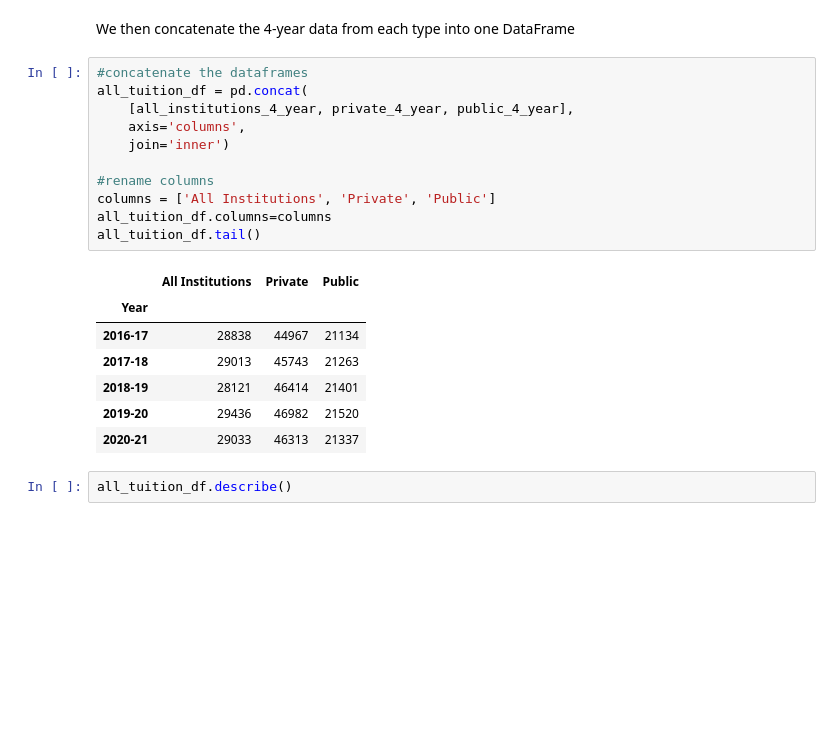
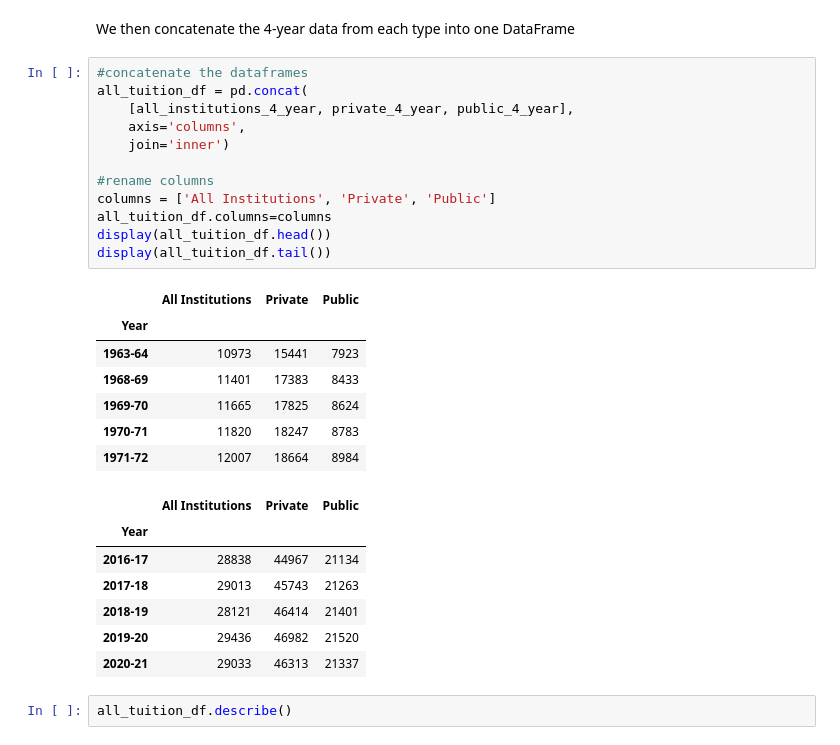
Before and after one commit to dhut1621/Project-1, a Jupyter notebook: planning_for_college.ipynb, the cells around one changed output. Drawn from its saved outputs; the diff is of its cells as text; blank space fills up the shorter version.

```diff
--- a/planning_for_college.ipynb
+++ b/planning_for_college.ipynb
@@ -115,22 +115,30 @@ We then concatenate the 4-year data from each type into one DataFrame
 # %%
 #concatenate the dataframes
 all_tuition_df = pd.concat(
     [all_institutions_4_year, private_4_year, public_4_year],
     axis='columns',
     join='inner')
 
 #rename columns
 columns = ['All Institutions', 'Private', 'Public']
 all_tuition_df.columns=columns
-all_tuition_df.tail()
+display(all_tuition_df.head())
+display(all_tuition_df.tail())
 # %% [output]
 |  | All Institutions | Private | Public |
 | Year |  |  |  |
-| 2016-17 | 28838 | 44967 | 21134 |
-| 2017-18 | 29013 | 45743 | 21263 |
-| 2018-19 | 28121 | 46414 | 21401 |
-| 2019-20 | 29436 | 46982 | 21520 |
-| 2020-21 | 29033 | 46313 | 21337 |
+| 1963-64 | 10973 | 15441 | 7923 |
+| 1968-69 | 11401 | 17383 | 8433 |
+| 1969-70 | 11665 | 17825 | 8624 |
+| 1970-71 | 11820 | 18247 | 8783 |
+| 1971-72 | 12007 | 18664 | 8984 |
+|  | All Institutions | Private | Public |
+| Year |  |  |  |
+| 2016-17 | 28838 | 44967 | 21134 |
+| 2017-18 | 29013 | 45743 | 21263 |
+| 2018-19 | 28121 | 46414 | 21401 |
+| 2019-20 | 29436 | 46982 | 21520 |
+| 2020-21 | 29033 | 46313 | 21337 |
 # %%
 all_tuition_df.describe()
 # %% [output]
```
Also changed, not shown: parts of 3 cells of this notebook, 8 other files.
